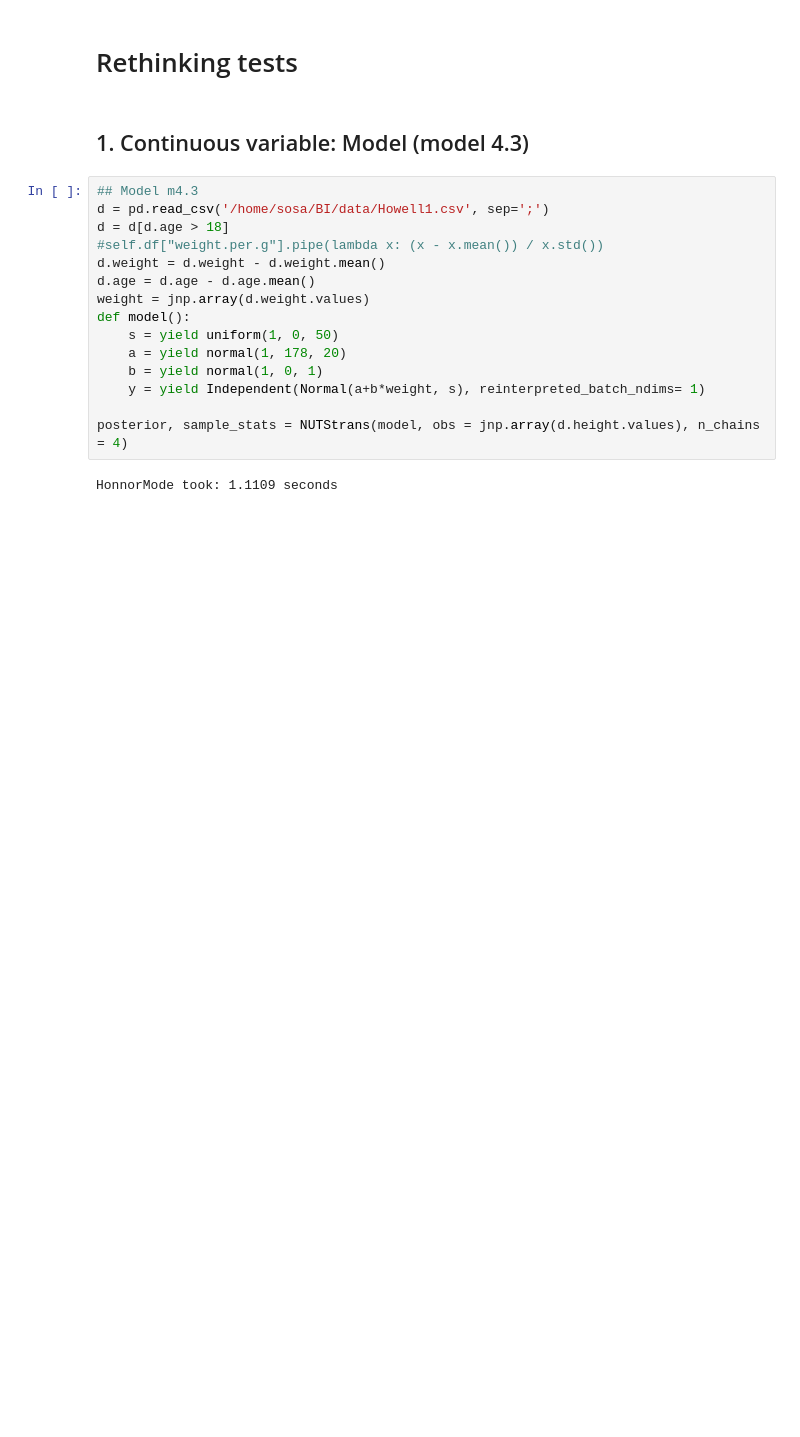
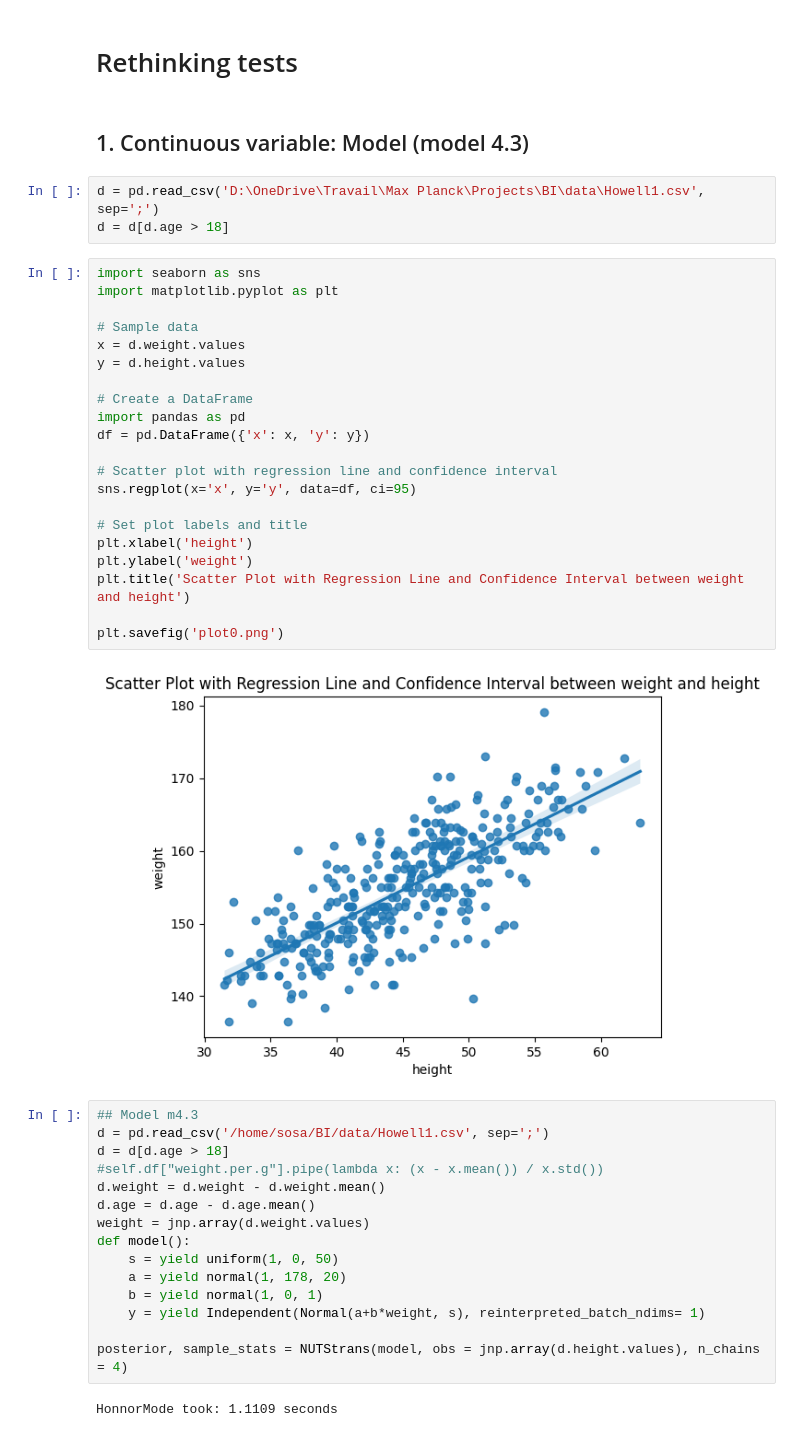
Before and after one commit to BGN-for-ASNA/BI, a Jupyter notebook: bi/hard/hard.ipynb, the cells around one changed output. Drawn from its saved outputs; the diff is of its cells as text; blank space fills up the shorter version.

```diff
--- a/bi/hard/hard.ipynb
+++ b/bi/hard/hard.ipynb
@@ -414,6 +418,32 @@ def NUTStrans(model,  obs,  n_chains = 1, init = None, target_log_prob_fn = None
 # Rethinking tests
 # %% [markdown]
 ## 1. Continuous variable: Model (model 4.3)
+# %%
+d = pd.read_csv('D:\OneDrive\Travail\Max Planck\Projects\BI\data\Howell1.csv', sep=';')
+d = d[d.age > 18]
+# %%
+import seaborn as sns
+import matplotlib.pyplot as plt
+
+# Sample data
+x = d.weight.values
+y = d.height.values
+
+# Create a DataFrame
+import pandas as pd
+df = pd.DataFrame({'x': x, 'y': y})
+
+# Scatter plot with regression line and confidence interval
+sns.regplot(x='x', y='y', data=df, ci=95)
+
+# Set plot labels and title
+plt.xlabel('height')
+plt.ylabel('weight')
+plt.title('Scatter Plot with Regression Line and Confidence Interval between weight and height')
+
+plt.savefig('plot0.png')
+# %% [output]
+[figure, added]
 # %%
 ## Model m4.3
 d = pd.read_csv('/home/sosa/BI/data/Howell1.csv', sep=';')
```
Also changed, not shown: parts of 5 cells of this notebook, 14 other files.
